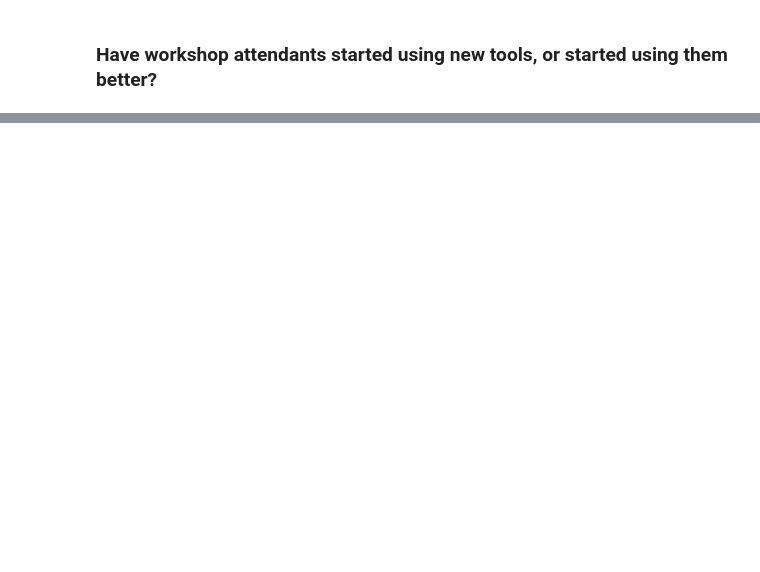
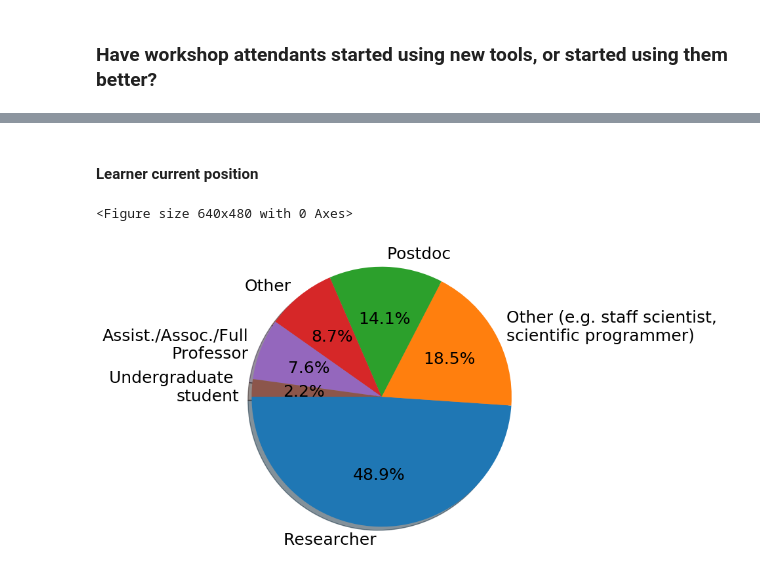
Before and after one commit to coderefinery/post-workshop-survey, a Jupyter notebook: survey_analysis.ipynb, the cells around one changed output, grey strips where cells are left out. Saved outputs shown, nothing was run; the diff lists cells and outputs as text; code cells hidden in the pictures; blank space fills up the shorter version.

```diff
--- a/survey_analysis.ipynb
+++ b/survey_analysis.ipynb
@@ -38,0 +42,4 @@ df.head()
+# %%
+dfs = [df2017, df2018]
+df_all = pd.concat(dfs)
+print("number of survey respondents: ",len(df_all))
@@ -173,0 +191,2 @@ plt.show()
+# %%
+df_all["What is your current position?"].replace(np.NaN,"Other",inplace=True)
@@ -173,0 +219,32 @@ plt.show()
+# %% [markdown]
+#### Learner current position
+# %%
+
+pos = df_all["What is your current position?"]
+positions = pos.unique()
+positions[4] = "Assist./Assoc./Full\nProfessor"
+positions[1] = "Other (e.g. staff scientist, \nscientific programmer)"
+positions[5] = "Undergraduate \nstudent"
+
+counts = pos.value_counts()
+# %%
+plt.clf()
+font = {'family' : 'normal',
+        'weight' : 'normal',
+        'size'   : 18}
+plt.rc('font', **font)
+
+fig1, ax1 = plt.subplots(figsize=(10,5))
+#counts.index
+explode = (0.0, 0.0, 0.0, 0.0, 0.0, 0.0)  # only "explode" the 2nd slice (i.e. 'Hogs')
+ax1.pie(counts.values, explode=explode, labels=positions, autopct='%1.1f%%',
+        shadow=True, startangle=180)
+ax1.axis('equal')  # Equal aspect ratio ensures that pie is drawn as a circle.
+ax1.figure.tight_layout()
+plt.gcf().subplots_adjust(right=0.85)
+
+#plt.show();
+plt.savefig("position_pie.png")
+# %% [output]
+<Figure size 640x480 with 0 Axes>
+[figure, added]
```
Also changed, not shown: parts of 30 cells of this notebook.
